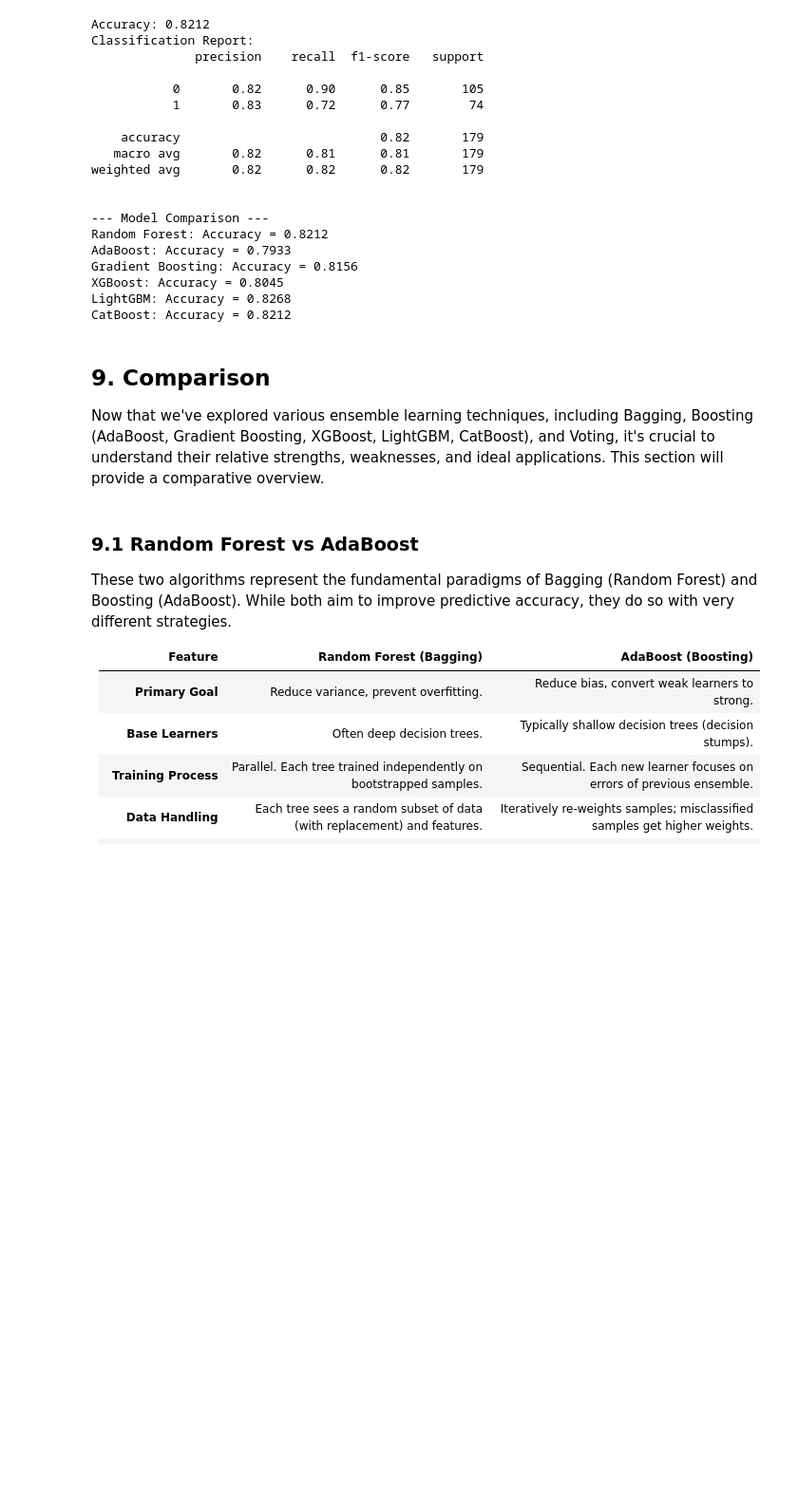
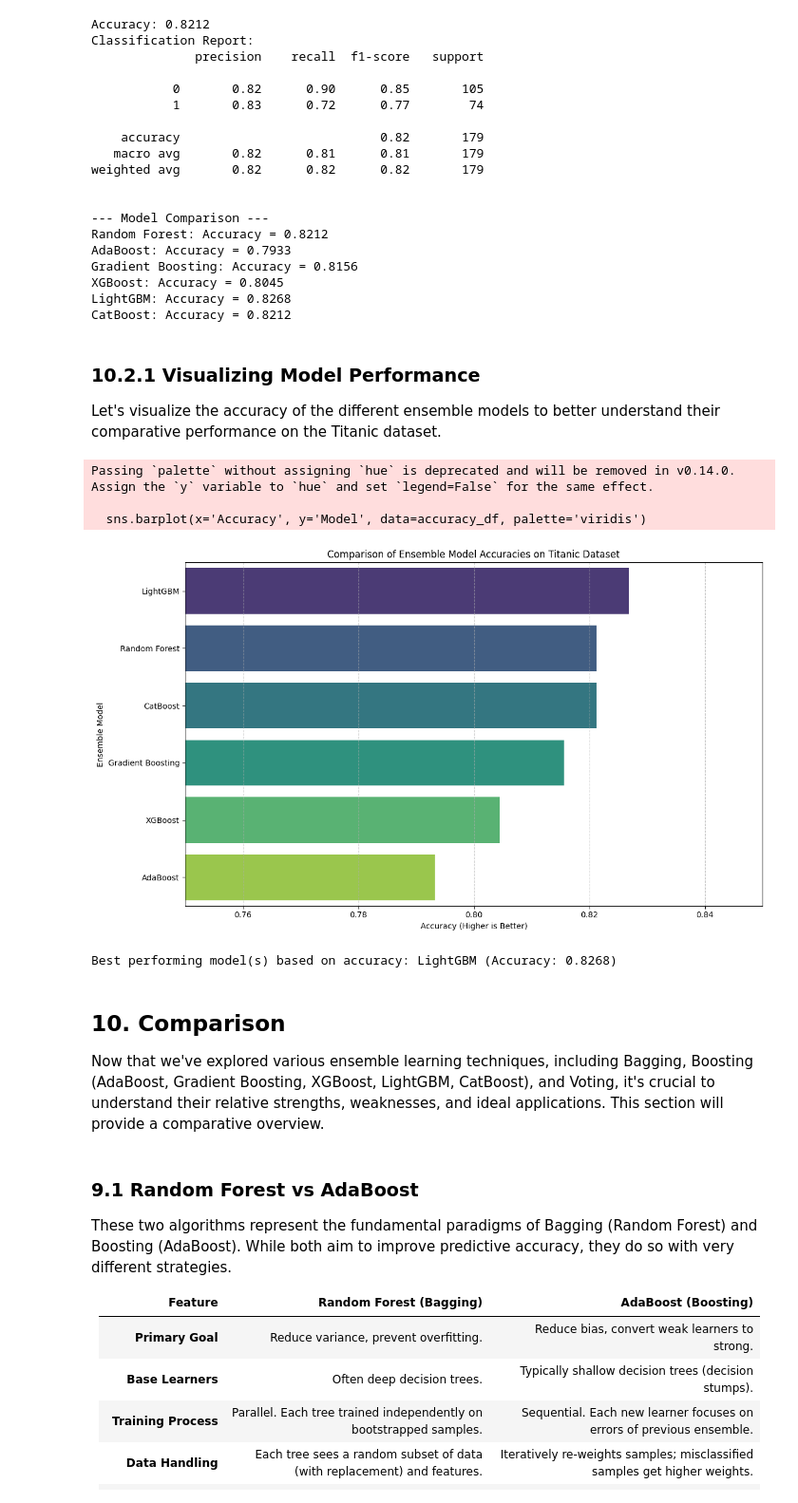
Before and after one commit to rsys-adsingh/Machine-Learning, a Jupyter notebook: study/Chapter_7.ipynb, the cells around one changed output. Shown at 95% size. Saved outputs shown, nothing was run; the diff lists cells and outputs as text; code cells hidden in the pictures; blank space fills up the shorter version.

```diff
--- a/study/Chapter_7.ipynb
+++ b/study/Chapter_7.ipynb
@@ -1855,8 +1768,48 @@ Gradient Boosting: Accuracy = 0.8156
 XGBoost: Accuracy = 0.8045
 LightGBM: Accuracy = 0.8268
 CatBoost: Accuracy = 0.8212
+# %% [markdown]
+### 10.2.1 Visualizing Model Performance
+
+Let's visualize the accuracy of the different ensemble models to better understand their comparative performance on the Titanic dataset.
+# %%
+import matplotlib.pyplot as plt
+import seaborn as sns
+
+# Extract model names and accuracies
+model_names = [name for name in results.keys()]
+accuracies = [metrics['accuracy'] for metrics in results.values()]
+
+# Create a DataFrame for easy plotting
+accuracy_df = pd.DataFrame({
+    'Model': model_names,
+    'Accuracy': accuracies
+}).sort_values(by='Accuracy', ascending=False)
+
+# Create the bar plot
+fig = plt.figure(figsize=(12, 7))
+sns.barplot(x='Accuracy', y='Model', data=accuracy_df, palette='viridis')
+plt.title('Comparison of Ensemble Model Accuracies on Titanic Dataset')
+plt.xlabel('Accuracy (Higher is Better)')
+plt.ylabel('Ensemble Model')
+plt.xlim(0.75, 0.85) # Set x-axis limits to highlight differences
+plt.grid(axis='x', linestyle='--', alpha=0.7)
+plt.tight_layout()
+plt.show()
+
+# Optional: Highlight the best performing model(s)
+best_accuracy = accuracy_df['Accuracy'].max()
+best_models = accuracy_df[accuracy_df['Accuracy'] == best_accuracy]['Model'].tolist()
+
+print(f"\nBest performing model(s) based on accuracy: {', '.join(best_models)} (Accuracy: {best_accuracy:.4f})")
+# %% [output]
+Passing `palette` without assigning `hue` is deprecated and will be removed in v0.14.0. Assign the `y` variable to `hue` and set `legend=False` for the same effect.
+
+  sns.barplot(x='Accuracy', y='Model', data=accuracy_df, palette='viridis')
+[figure, added]
+Best performing model(s) based on accuracy: LightGBM (Accuracy: 0.8268)
 # %% [markdown]
-## 9. Comparison
+## 10. Comparison
 
 Now that we've explored various ensemble learning techniques, including Bagging, Boosting (AdaBoost, Gradient Boosting, XGBoost, LightGBM, CatBoost), and Voting, it's crucial to understand their relative strengths, weaknesses, and ideal applications. This section will provide a comparative overview.
 # %% [markdown]
```
Also changed, not shown: parts of 6 cells of this notebook.
